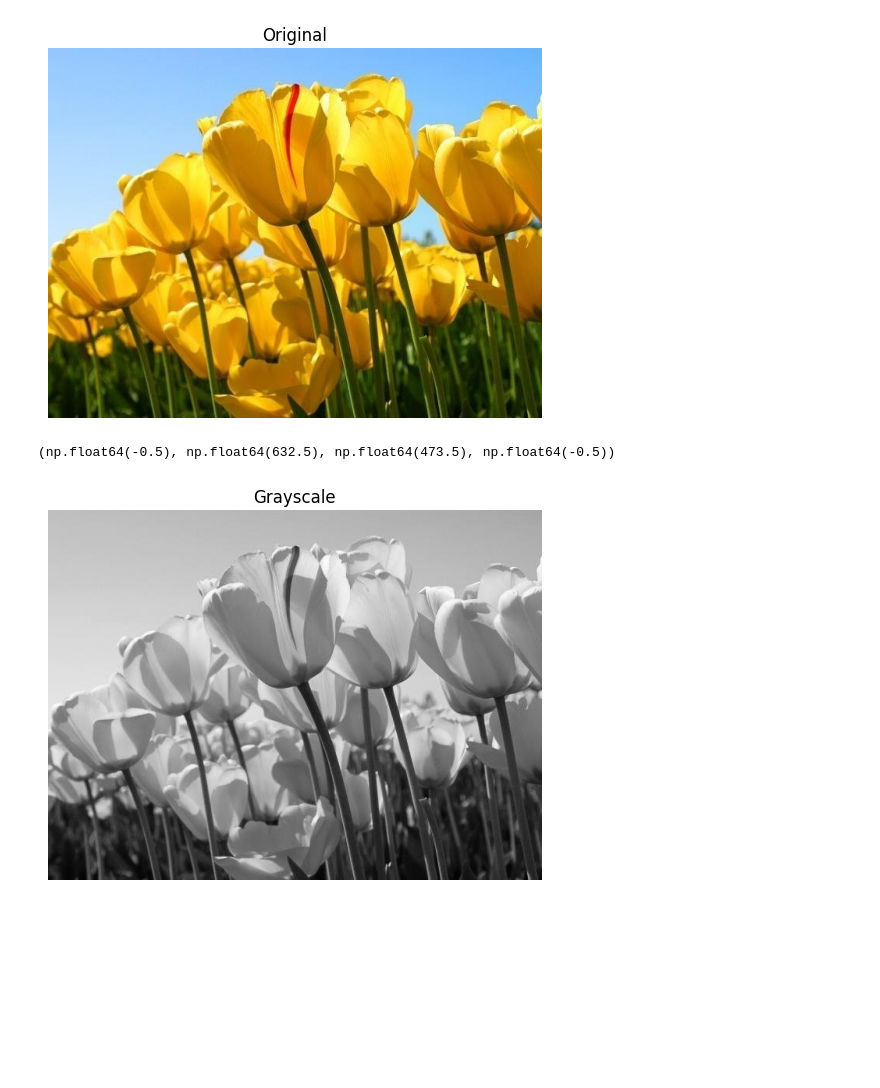
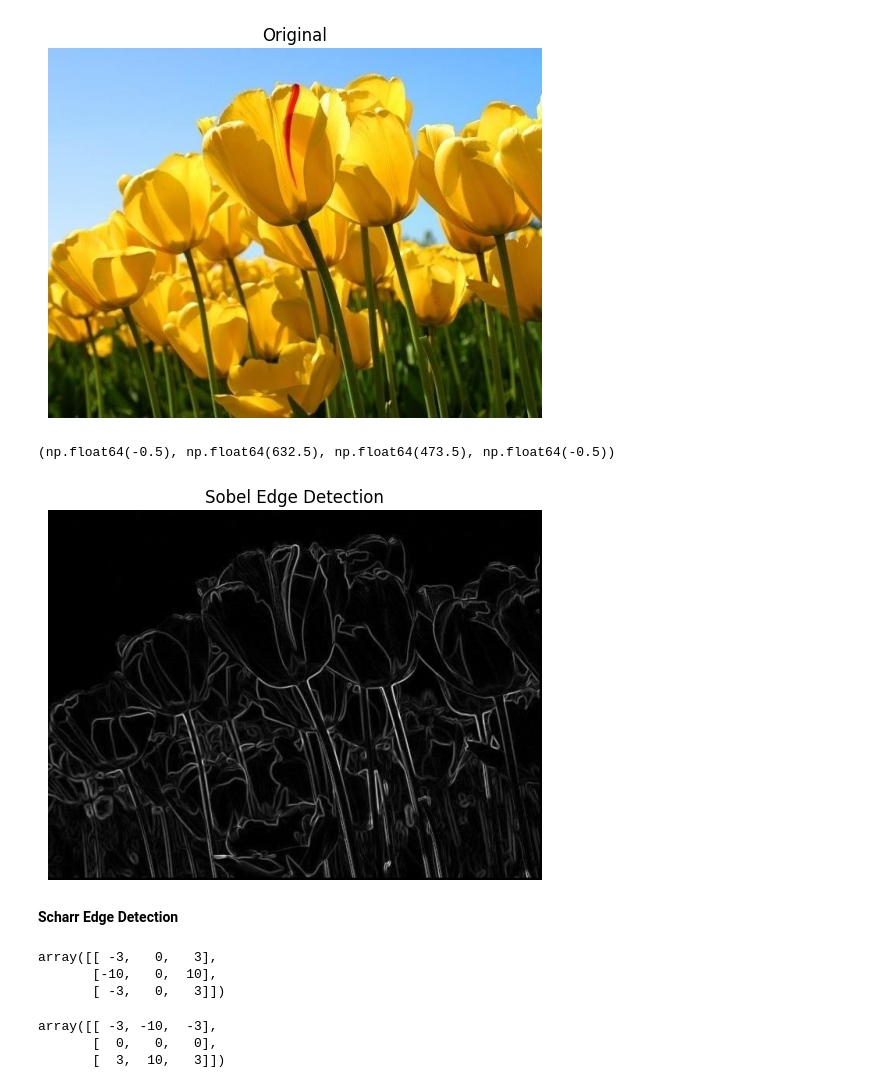
Before and after one commit to Harsheeee/brain-spy, a Jupyter notebook: week1/task1.ipynb, the cells around one changed output. Drawn from its saved outputs; the diff is of its cells as text; code cells hidden in the pictures; blank space fills up the shorter version.

```diff
--- a/week1/task1.ipynb
+++ b/week1/task1.ipynb
@@ -37,17 +42,17 @@ array([[190, 190, 190, ..., 166, 166, 165],
 # %%
-kernel_x= np.array([[-1,0,1],
+sobel_x= np.array([[-1,0,1],
                    [-2,0,2],
                    [-1,0,1]])
-kernel_x
+sobel_x
 # %% [output]
 array([[-1,  0,  1],
        [-2,  0,  2],
        [-1,  0,  1]])
 # %%
-kernel_y= np.array([[-1,-2,-1],
+sobel_y= np.array([[-1,-2,-1],
                    [0,0,0],
                    [1,2,1]])
-kernel_y
+sobel_y
 # %% [output]
 array([[-1, -2, -1],
        [ 0,  0,  0],
@@ -62,10 +67,10 @@ def convolution(image, kernel):
             output[y,x] = (kernel*image[y:y+kernel_row, x:x+kernel_col]).sum()
     return output
 # %%
-x=convolution(grayScale, kernel_x)
-y=convolution(grayScale, kernel_y)
+sobel_gx=convolution(grayScale, sobel_x)
+sobel_gy=convolution(grayScale, sobel_y)
 # %%
-final_img= np.sqrt(x**2+y**2)
+sobel_g= np.sqrt(sobel_gx**2+sobel_gy**2)
 # %%
 plt.title('Original')
 plt.imshow(cv2.cvtColor(img, cv2.COLOR_BGR2RGB), cmap='gray')
@@ -74,9 +79,25 @@ plt.axis('off')
 (np.float64(-0.5), np.float64(632.5), np.float64(473.5), np.float64(-0.5))
 [figure]
 # %%
-plt.title('Grayscale')
-plt.imshow(grayScale, cmap='gray')
+plt.title('Sobel Edge Detection')
+plt.imshow(sobel_g, cmap='gray')
 plt.axis('off')
 # %% [output]
 (np.float64(-0.5), np.float64(632.5), np.float64(473.5), np.float64(-0.5))
-[figure, old version]
+[figure, new version]
+# %% [markdown]
+**Scharr Edge Detection**
+# %%
+scharr_x= np.array([[-3,0,3],[-10,0,10],[-3,0,3]])
+scharr_x
+# %% [output]
+array([[ -3,   0,   3],
+       [-10,   0,  10],
+       [ -3,   0,   3]])
+# %%
+scharr_y=np.array([[-3,-10,-3],[0,0,0],[3,10,3]])
+scharr_y
+# %% [output]
+array([[ -3, -10,  -3],
+       [  0,   0,   0],
+       [  3,  10,   3]])
```
Also changed, not shown: parts of 18 cells of this notebook.
